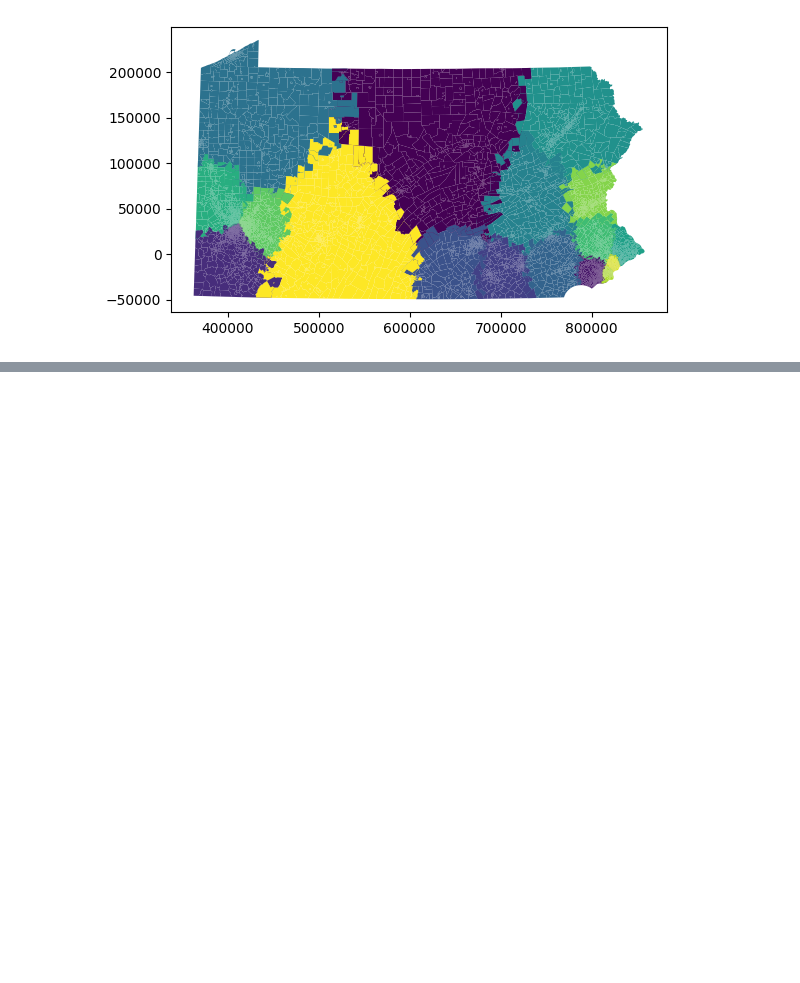
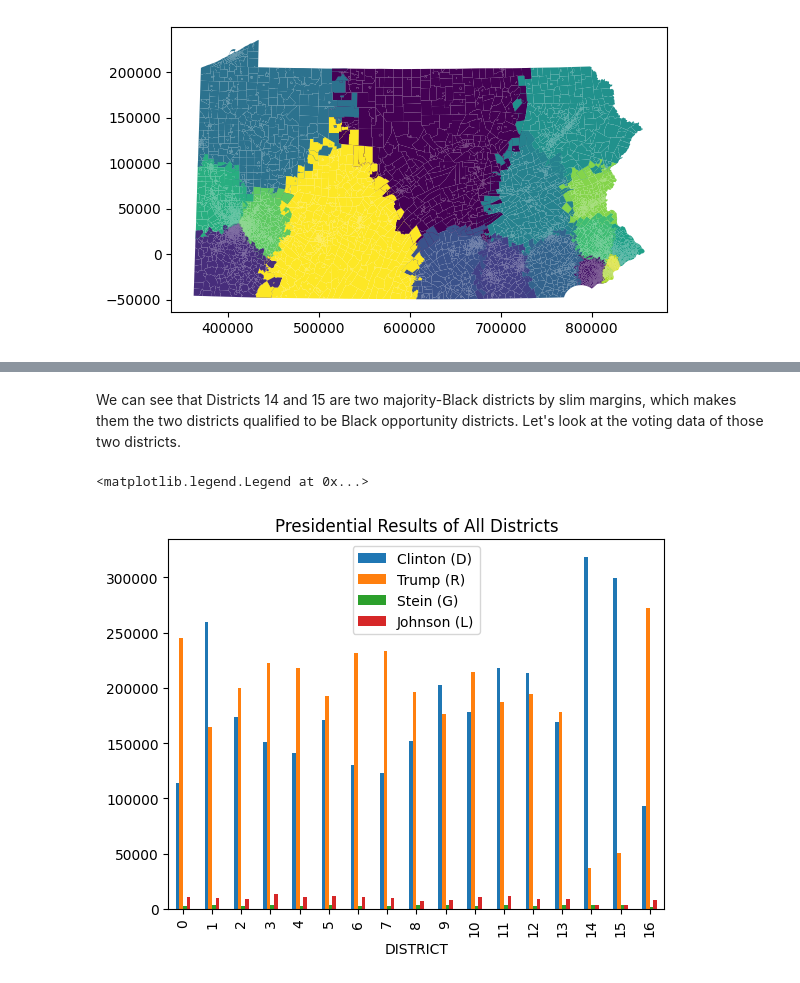
Before and after one commit to ndhulipala1/PA_voting_districts, a Jupyter notebook: PA_voting_districts.ipynb, the cells around one changed output, grey strips where cells are left out. Cells and saved outputs as stored; diff of their text form; code cells hidden in the pictures; blank space fills up the shorter version.

Commit message:
BDistricting racial opportunity analysis

```diff
--- a/PA_voting_districts.ipynb
+++ b/PA_voting_districts.ipynb
@@ -200,0 +258,7 @@ gdf_final.plot(column='DISTRICT')
+# %%
+# Only care about the population columns so we can group by Congressional Districts and sum
+gdf_pops = gdf_final.drop(['geometry'], axis=1)
+gdf_pops = gdf_pops.groupby('DISTRICT').sum()
+
+# Calculate population of Blacks in each district
+gdf_pops['BPOP19'] / (gdf_pops['NHPOP19'])
@@ -200,0 +308,8 @@ gdf_final.plot(column='DISTRICT')
+# %% [markdown]
+We can see that Districts 14 and 15 are two majority-Black districts by slim margins, which makes them the two districts qualified to be Black opportunity districts. Let's look at the voting data of those two districts.
+# %%
+ax = gdf_pops.plot(y=['G16PREDCLI', 'G16PRERTRU', 'G16PREGSTE', 'G16PRELJOH'], kind='bar', use_index=True, title='Presidential Results of All Districts')
+ax.legend(['Clinton (D)', 'Trump (R)', 'Stein (G)', 'Johnson (L)'])
+# %% [output]
+<matplotlib.legend.Legend at 0x...>
+[figure, added]
```
Also changed, not shown: parts of 11 cells of this notebook.
